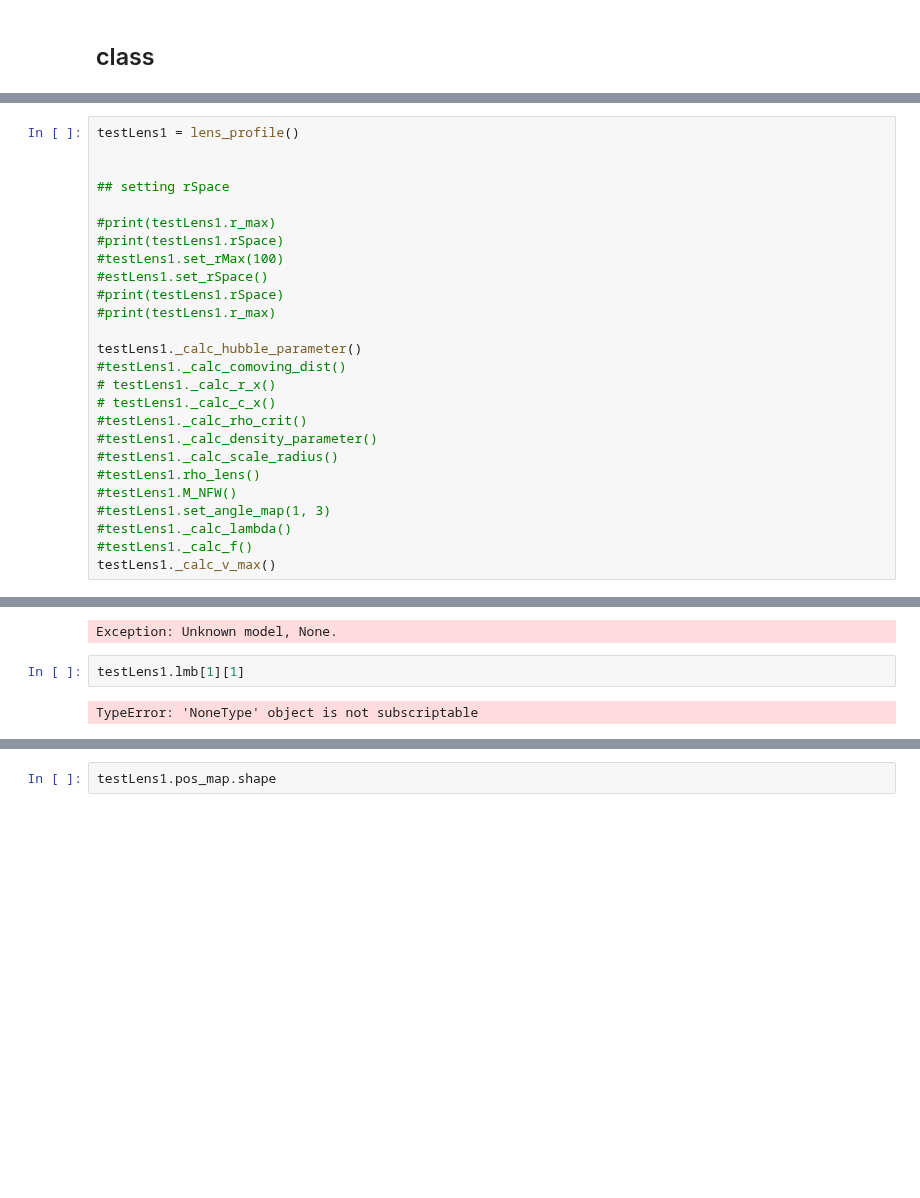
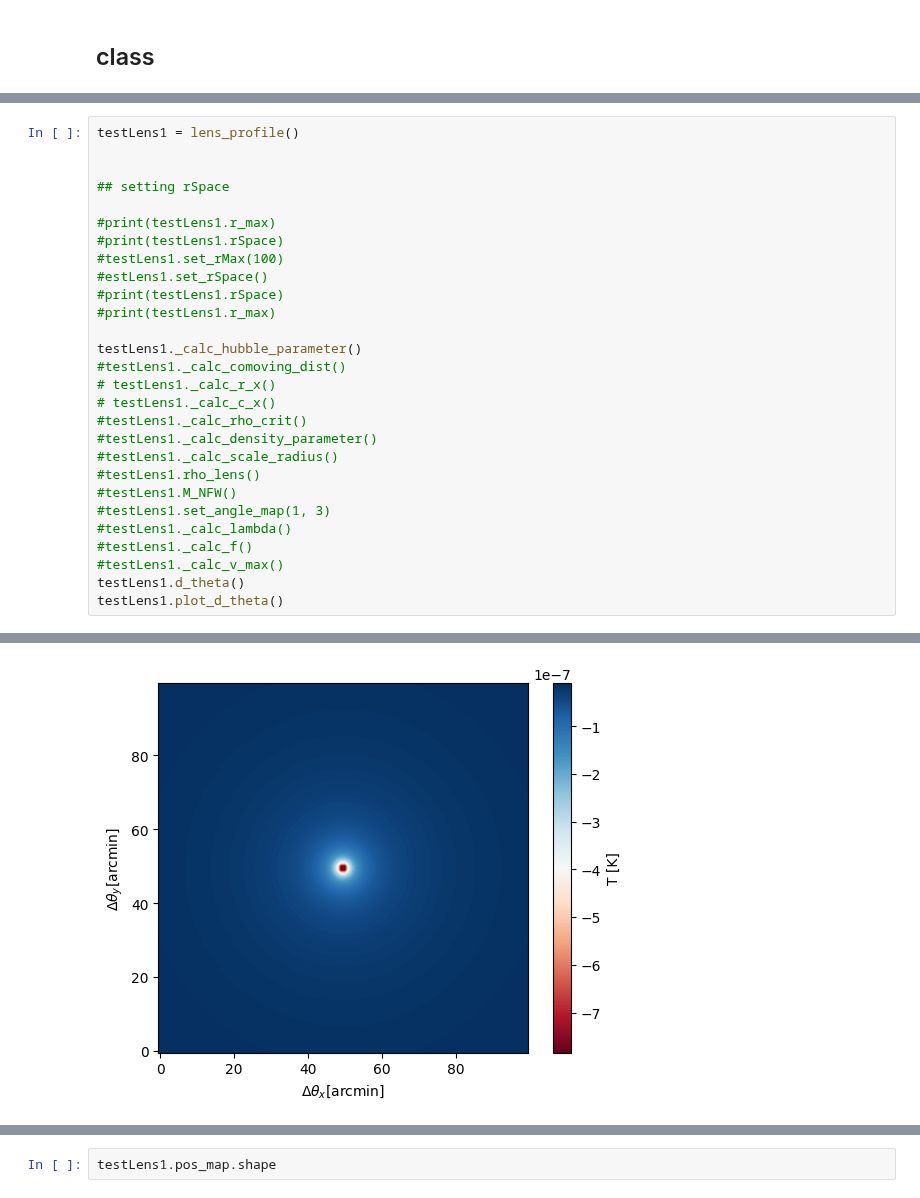
Before and after one commit to jzimm24/research-intern-AIfA, a Jupyter notebook: notebookes/cmb-maps.ipynb, the cells around one changed output, grey strips where cells are left out. Cells and saved outputs as stored; diff of their text form; blank space fills up the shorter version.

```diff
--- a/notebookes/cmb-maps.ipynb
+++ b/notebookes/cmb-maps.ipynb
@@ -703,7 +711,9 @@ testLens1._calc_hubble_parameter()
 #testLens1.set_angle_map(1, 3)
 #testLens1._calc_lambda()
 #testLens1._calc_f()
-testLens1._calc_v_max()
+#testLens1._calc_v_max()
+testLens1.d_theta()
+testLens1.plot_d_theta()
 # %% [output]
 cluster mass 500000000000000.0
 cluster redshift z: 0.7
@@ -725,5 +735 @@ None
-Exception: Unknown model, None.
+[figure, added]
-# %%
-testLens1.lmb[1][1]
-# %% [output]
-TypeError: 'NoneType' object is not subscriptable
```
Also changed, not shown: parts of 3 cells of this notebook, 1 other file.
